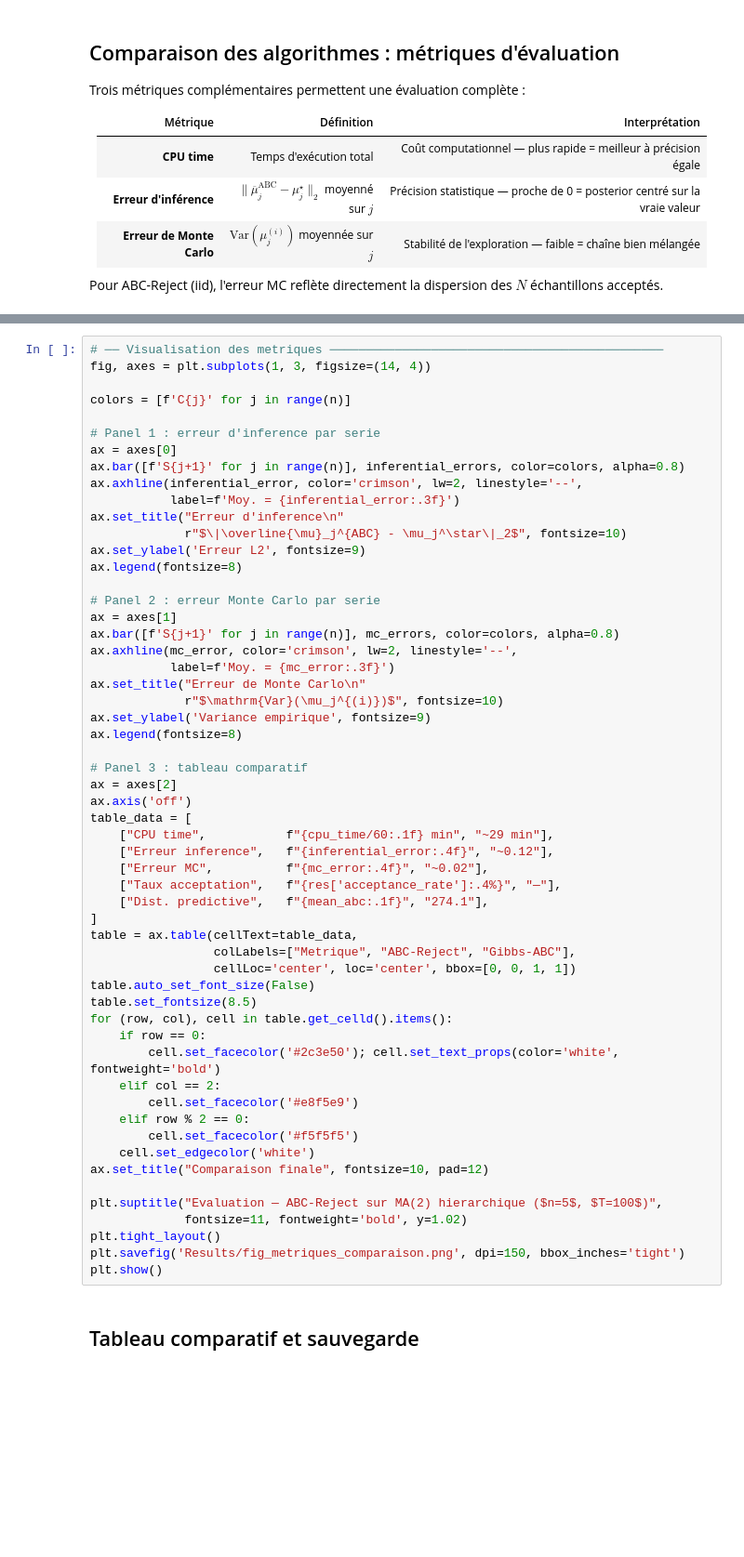
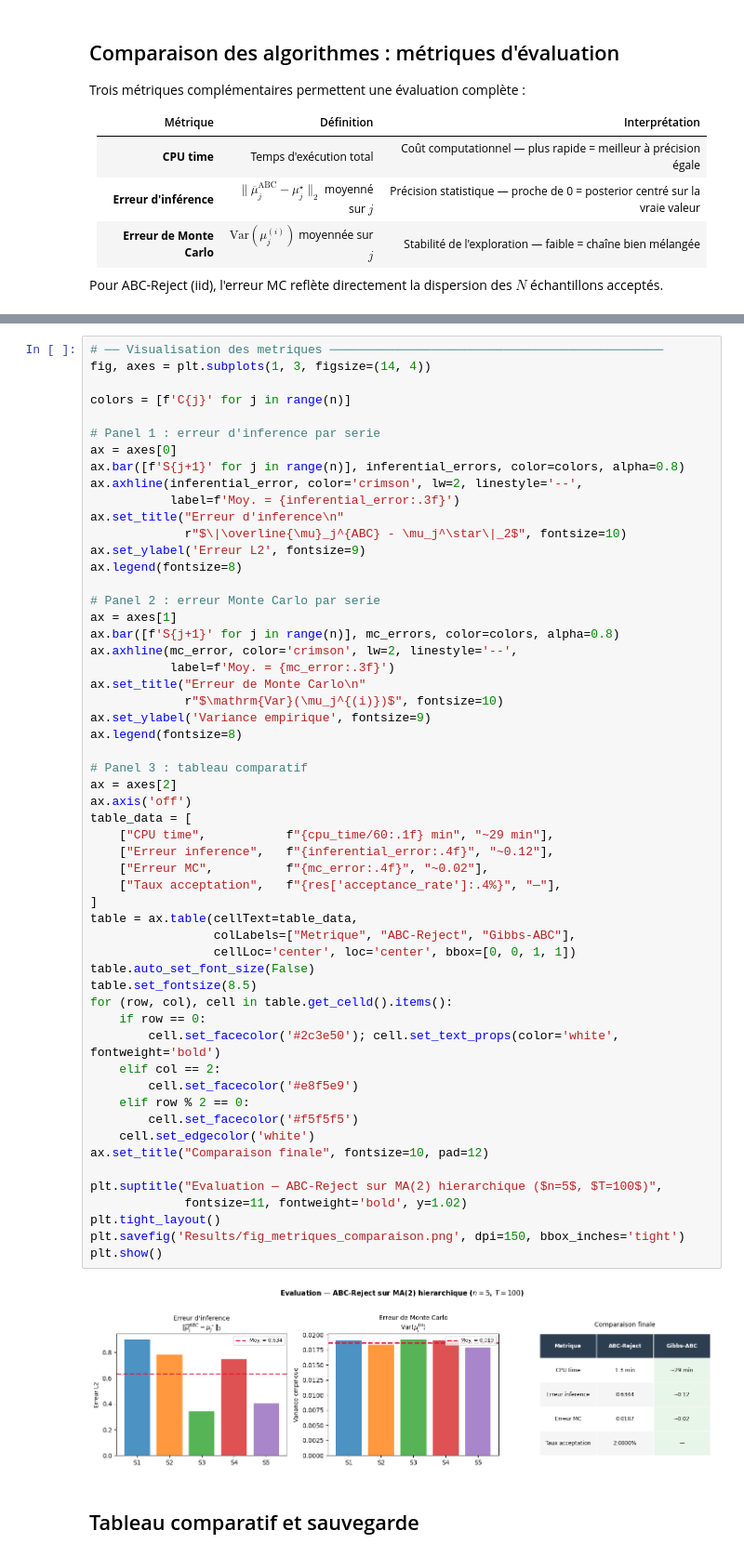
Before and after one commit to inaelenacampan/MonteCarloAndSimulation, a Jupyter notebook: Gibbs.ipynb, the cells around one changed output, grey strips where cells are left out. Shown at 93% size. Drawn from its saved outputs; the diff is of its cells as text; blank space fills up the shorter version.

```diff
--- a/Gibbs.ipynb
+++ b/Gibbs.ipynb
@@ -1244,34 +1352,35 @@ ax.legend(fontsize=8)
 
 # Panel 3 : tableau comparatif
 ax = axes[2]
 ax.axis('off')
 table_data = [
     ["CPU time",           f"{cpu_time/60:.1f} min", "~29 min"],
     ["Erreur inference",   f"{inferential_error:.4f}", "~0.12"],
     ["Erreur MC",          f"{mc_error:.4f}", "~0.02"],
     ["Taux acceptation",   f"{res['acceptance_rate']:.4%}", "—"],
-    ["Dist. predictive",   f"{mean_abc:.1f}", "274.1"],
 ]
 table = ax.table(cellText=table_data,
                  colLabels=["Metrique", "ABC-Reject", "Gibbs-ABC"],
                  cellLoc='center', loc='center', bbox=[0, 0, 1, 1])
 table.auto_set_font_size(False)
 table.set_fontsize(8.5)
 for (row, col), cell in table.get_celld().items():
     if row == 0:
         cell.set_facecolor('#2c3e50'); cell.set_text_props(color='white', fontweight='bold')
     elif col == 2:
         cell.set_facecolor('#e8f5e9')
     elif row % 2 == 0:
         cell.set_facecolor('#f5f5f5')
     cell.set_edgecolor('white')
 ax.set_title("Comparaison finale", fontsize=10, pad=12)
 
 plt.suptitle("Evaluation — ABC-Reject sur MA(2) hierarchique ($n=5$, $T=100$)",
              fontsize=11, fontweight='bold', y=1.02)
 plt.tight_layout()
 plt.savefig('Results/fig_metriques_comparaison.png', dpi=150, bbox_inches='tight')
 plt.show()
+# %% [output]
+[figure, added]
 # %% [markdown]
 ## Tableau comparatif et sauvegarde
 # %%
```
Also changed, not shown: parts of 21 cells of this notebook, 18 other files.
